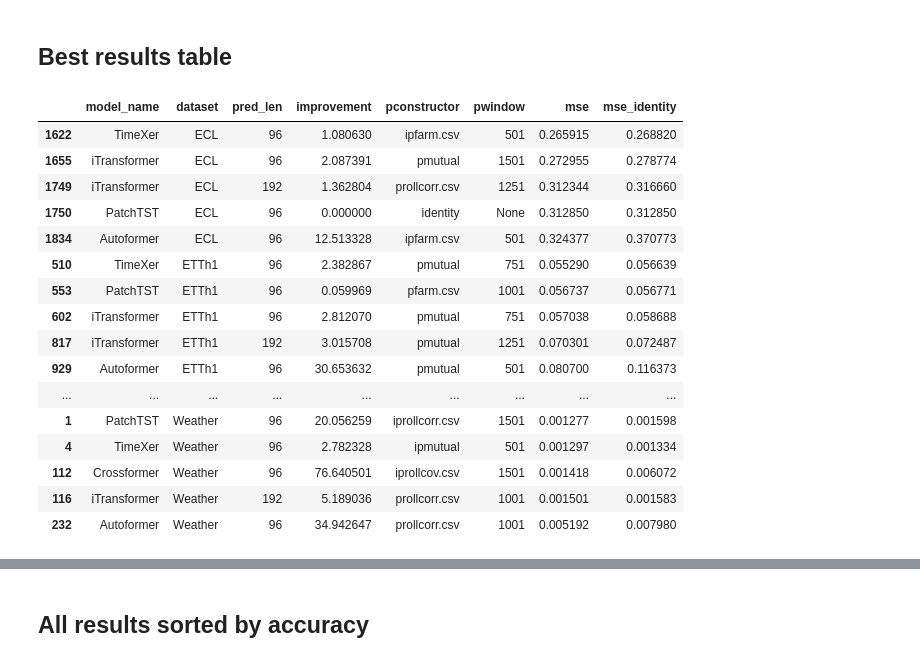
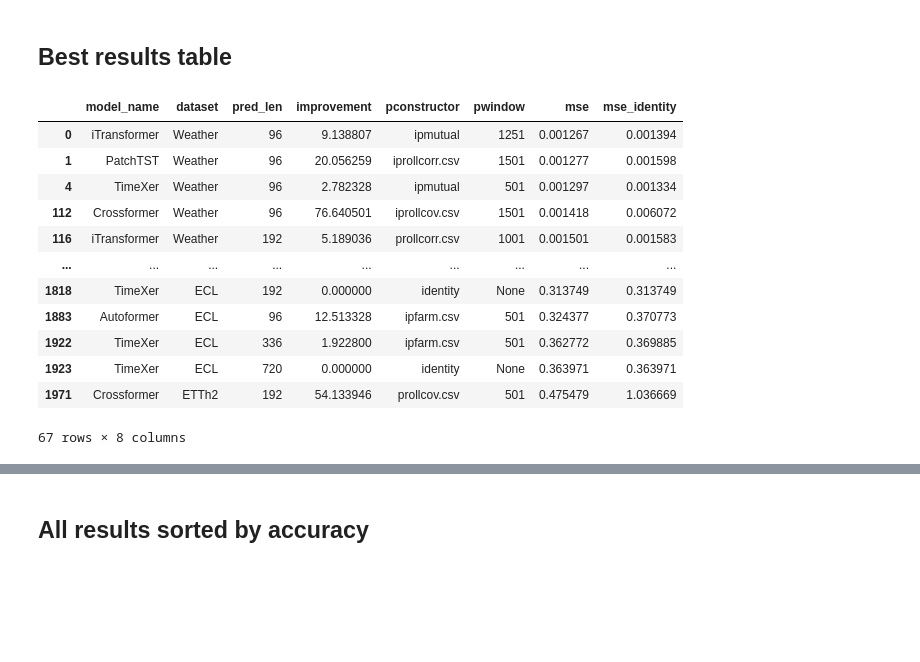
Before and after one commit to avilarenan/TSPindorama, a Jupyter notebook: results.ipynb, the cells around one changed output, grey strips where cells are left out. Saved outputs shown, nothing was run; the diff lists cells and outputs as text; code cells hidden in the pictures; blank space fills up the shorter version.

```diff
--- a/results.ipynb
+++ b/results.ipynb
@@ -82,24 +75,21 @@ dtype: int64
 # %%
 # Best results overall: by dataset, pred_len and model
 best_results = get_best_results(results_df)
 best_results_summarized = best_results[["model_name", "dataset", "pred_len", "improvement", "pconstructor", "pwindow", "mse", "mse_identity",]]
 best_results_summarized.to_csv("best_results_summarized.csv", index=False)
-best_results_summarized
+best_sorted = best_results_summarized.sort_values(by=["mse", "dataset"], ascending=True)
+best_sorted
 # %% [output]
 |  | model_name | dataset | pred_len | improvement | pconstructor | pwindow | mse | mse_identity |
-| 1622 | TimeXer | ECL | 96 | 1.080630 | ipfarm.csv | 501 | 0.265915 | 0.268820 |
-| 1655 | iTransformer | ECL | 96 | 2.087391 | pmutual | 1501 | 0.272955 | 0.278774 |
-| 1749 | iTransformer | ECL | 192 | 1.362804 | prollcorr.csv | 1251 | 0.312344 | 0.316660 |
-| 1750 | PatchTST | ECL | 96 | 0.000000 | identity | None | 0.312850 | 0.312850 |
-| 1834 | Autoformer | ECL | 96 | 12.513328 | ipfarm.csv | 501 | 0.324377 | 0.370773 |
-| 510 | TimeXer | ETTh1 | 96 | 2.382867 | pmutual | 751 | 0.055290 | 0.056639 |
-| 553 | PatchTST | ETTh1 | 96 | 0.059969 | pfarm.csv | 1001 | 0.056737 | 0.056771 |
-| 602 | iTransformer | ETTh1 | 96 | 2.812070 | pmutual | 751 | 0.057038 | 0.058688 |
-| 817 | iTransformer | ETTh1 | 192 | 3.015708 | pmutual | 1251 | 0.070301 | 0.072487 |
-| 929 | Autoformer | ETTh1 | 96 | 30.653632 | pmutual | 501 | 0.080700 | 0.116373 |
-| ... | ... | ... | ... | ... | ... | ... | ... | ... |
+| 0 | iTransformer | Weather | 96 | 9.138807 | ipmutual | 1251 | 0.001267 | 0.001394 |
 | 1 | PatchTST | Weather | 96 | 20.056259 | iprollcorr.csv | 1501 | 0.001277 | 0.001598 |
 | 4 | TimeXer | Weather | 96 | 2.782328 | ipmutual | 501 | 0.001297 | 0.001334 |
 | 112 | Crossformer | Weather | 96 | 76.640501 | iprollcov.csv | 1501 | 0.001418 | 0.006072 |
 | 116 | iTransformer | Weather | 192 | 5.189036 | prollcorr.csv | 1001 | 0.001501 | 0.001583 |
-| 232 | Autoformer | Weather | 96 | 34.942647 | prollcorr.csv | 1001 | 0.005192 | 0.007980 |
+| ... | ... | ... | ... | ... | ... | ... | ... | ... |
+| 1818 | TimeXer | ECL | 192 | 0.000000 | identity | None | 0.313749 | 0.313749 |
+| 1883 | Autoformer | ECL | 96 | 12.513328 | ipfarm.csv | 501 | 0.324377 | 0.370773 |
+| 1922 | TimeXer | ECL | 336 | 1.922800 | ipfarm.csv | 501 | 0.362772 | 0.369885 |
+| 1923 | TimeXer | ECL | 720 | 0.000000 | identity | None | 0.363971 | 0.363971 |
+| 1971 | Crossformer | ETTh2 | 192 | 54.133946 | prollcov.csv | 501 | 0.475479 | 1.036669 |
+67 rows × 8 columns
```
Also changed, not shown: parts of 7 cells of this notebook, 4 other files.
